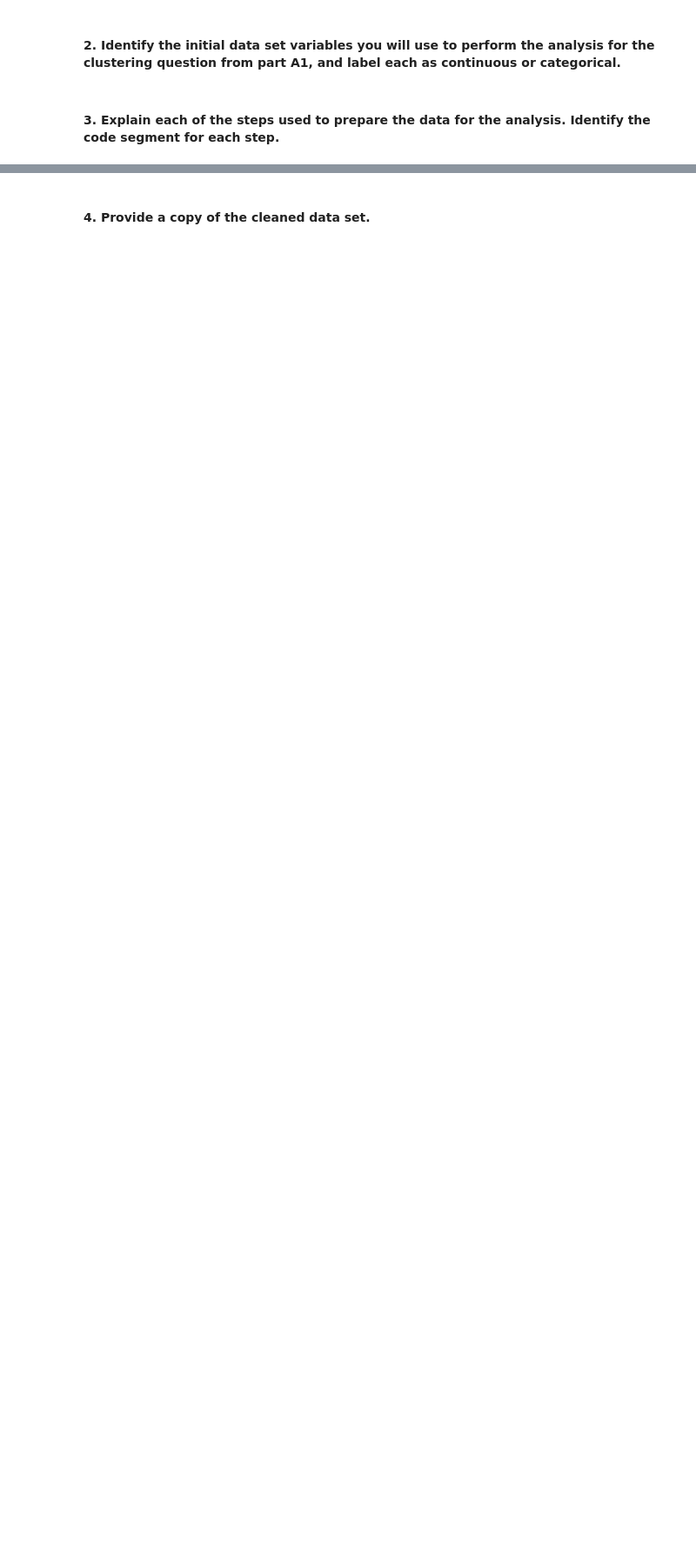
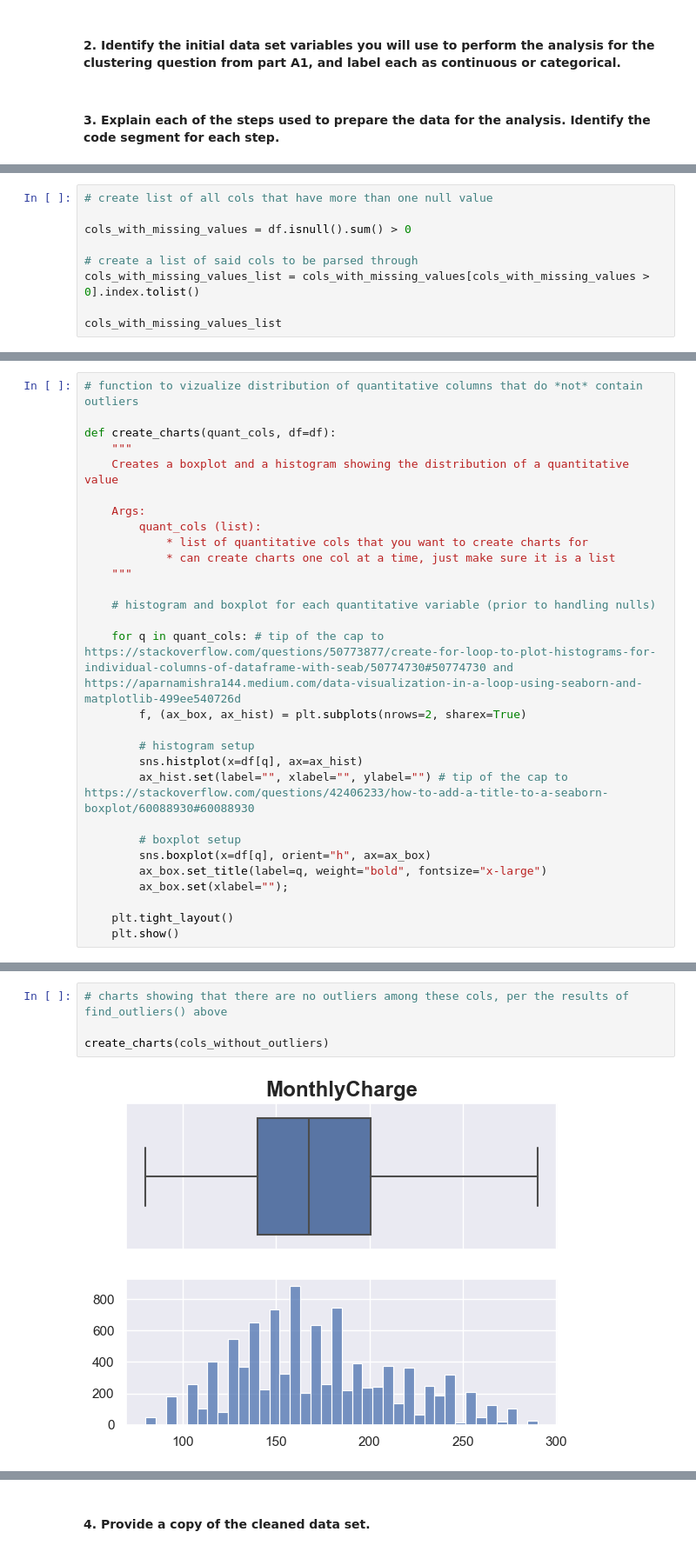
Before and after one commit to ordinaryusername1/D212, a Jupyter notebook: D212 Parker Task I.ipynb, the cells around one changed output, grey strips where cells are left out. Shown: that part at 87% size. Drawn from its saved outputs; the diff is of its cells as text; blank space fills up the shorter version.

```diff
--- a/D212 Parker Task I.ipynb
+++ b/D212 Parker Task I.ipynb
@@ -31,0 +361,9 @@
+# %%
+# create list of all cols that have more than one null value
+
+cols_with_missing_values = df.isnull().sum() > 0
+
+# create a list of said cols to be parsed through
+cols_with_missing_values_list = cols_with_missing_values[cols_with_missing_values > 0].index.tolist()
+
+cols_with_missing_values_list
@@ -31,0 +602,29 @@
+# %%
+# function to vizualize distribution of quantitative columns that do *not* contain outliers
+
+def create_charts(quant_cols, df=df):
+    """
+    Creates a boxplot and a histogram showing the distribution of a quantitative value
+
+    Args:
+        quant_cols (list):
+            * list of quantitative cols that you want to create charts for
+            * can create charts one col at a time, just make sure it is a list
+    """
+
+    # histogram and boxplot for each quantitative variable (prior to handling nulls)
+
+    for q in quant_cols: # tip of the cap to https://stackoverflow.com/questions/50773877/create-for-loop-to-plot-histograms-for-individual-columns-of-dataframe-with-seab/50774730#50774730 and https://aparnamishra144.medium.com/data-visualization-in-a-loop-using-seaborn-and-matplotlib-499ee540726d
+        f, (ax_box, ax_hist) = plt.subplots(nrows=2, sharex=True)
+
+        # histogram setup
+        sns.histplot(x=df[q], ax=ax_hist)
+        ax_hist.set(label="", xlabel="", ylabel="") # tip of the cap to https://stackoverflow.com/questions/42406233/how-to-add-a-title-to-a-seaborn-boxplot/60088930#60088930
+
+        # boxplot setup
+        sns.boxplot(x=df[q], orient="h", ax=ax_box)
+        ax_box.set_title(label=q, weight="bold", fontsize="x-large")
+        ax_box.set(xlabel="");
+
+    plt.tight_layout()
+    plt.show()
@@ -31,0 +688,6 @@
+# %%
+# charts showing that there are no outliers among these cols, per the results of find_outliers() above
+
+create_charts(cols_without_outliers)
+# %% [output]
+[figure, added]
```
Also changed, not shown: parts of 113 cells of this notebook.
